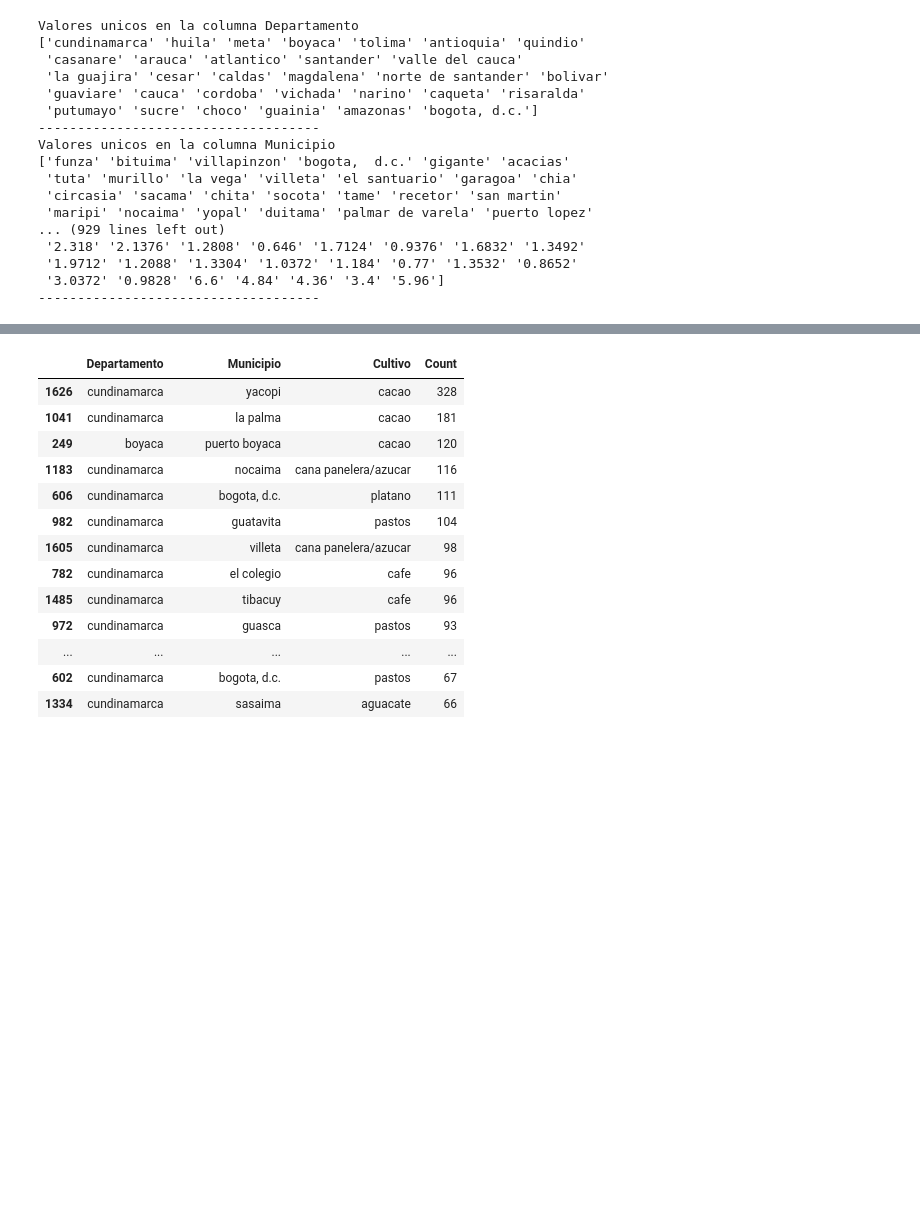
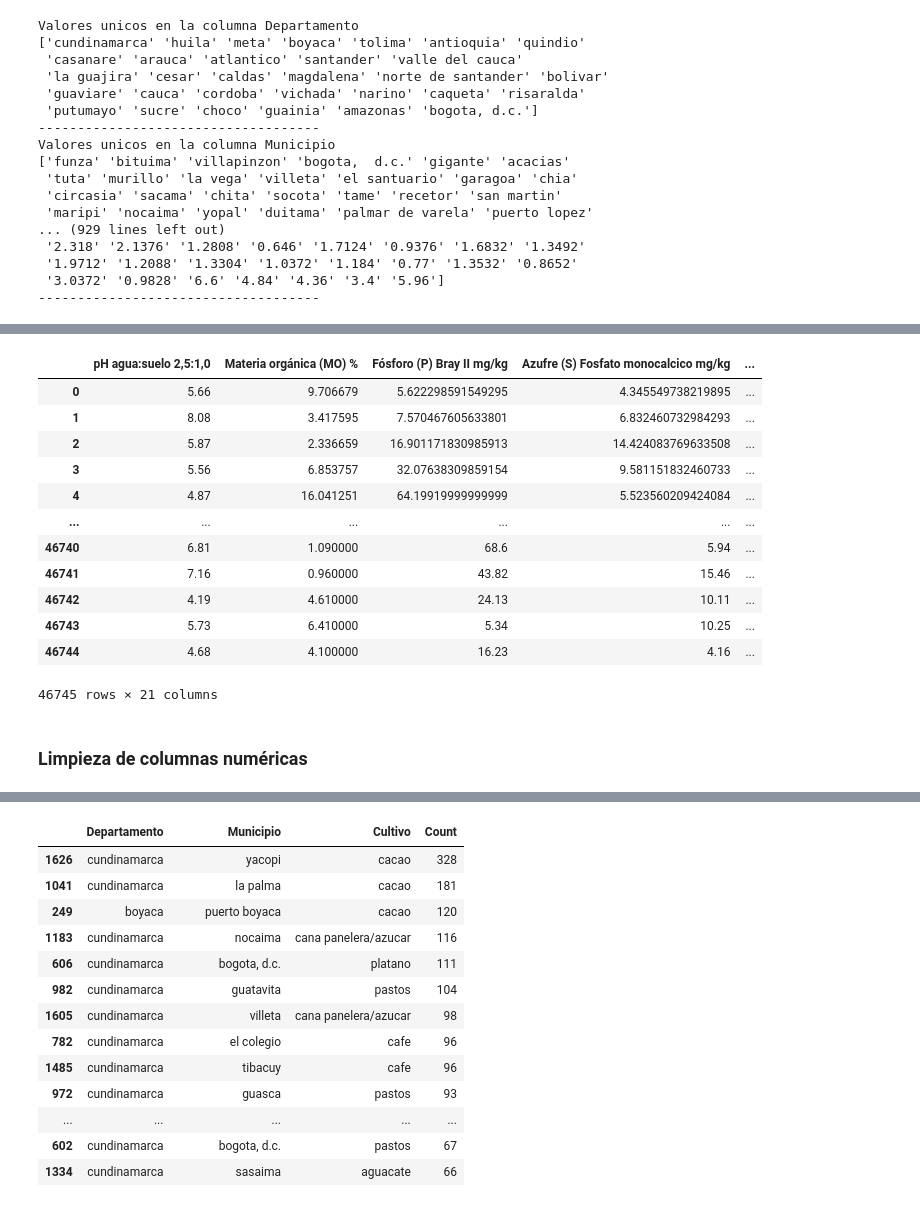
Before and after one commit to LotusZaheer/Soil-data-analysis, a Jupyter notebook: Data Analysis.ipynb, the cells around one changed output, grey strips where cells are left out. Saved outputs shown, nothing was run; the diff lists cells and outputs as text; code cells hidden in the pictures; blank space fills up the shorter version.

```diff
--- a/Data Analysis.ipynb
+++ b/Data Analysis.ipynb
@@ -218,0 +244,20 @@ Valores unicos en la columna Municipio
+# %%
+# Visualización de columnas numéricas
+valores = data_processed.iloc[:, 9:]
+valores
+# %% [output]
+|  | pH agua:suelo 2,5:1,0 | Materia orgánica (MO) % | Fósforo (P) Bray II mg/kg | Azufre (S) Fosfato monocalcico mg/kg | ... |
+| 0 | 5.66 | 9.706679 | 5.622298591549295 | 4.345549738219895 | ... |
+| 1 | 8.08 | 3.417595 | 7.570467605633801 | 6.832460732984293 | ... |
+| 2 | 5.87 | 2.336659 | 16.901171830985913 | 14.424083769633508 | ... |
+| 3 | 5.56 | 6.853757 | 32.07638309859154 | 9.581151832460733 | ... |
+| 4 | 4.87 | 16.041251 | 64.19919999999999 | 5.523560209424084 | ... |
+| ... | ... | ... | ... | ... | ... |
+| 46740 | 6.81 | 1.090000 | 68.6 | 5.94 | ... |
+| 46741 | 7.16 | 0.960000 | 43.82 | 15.46 | ... |
+| 46742 | 4.19 | 4.610000 | 24.13 | 10.11 | ... |
+| 46743 | 5.73 | 6.410000 | 5.34 | 10.25 | ... |
+| 46744 | 4.68 | 4.100000 | 16.23 | 4.16 | ... |
+46745 rows × 21 columns
+# %% [markdown]
+### Limpieza de columnas numéricas
```
Also changed, not shown: parts of 26 cells of this notebook, 4 other files.
